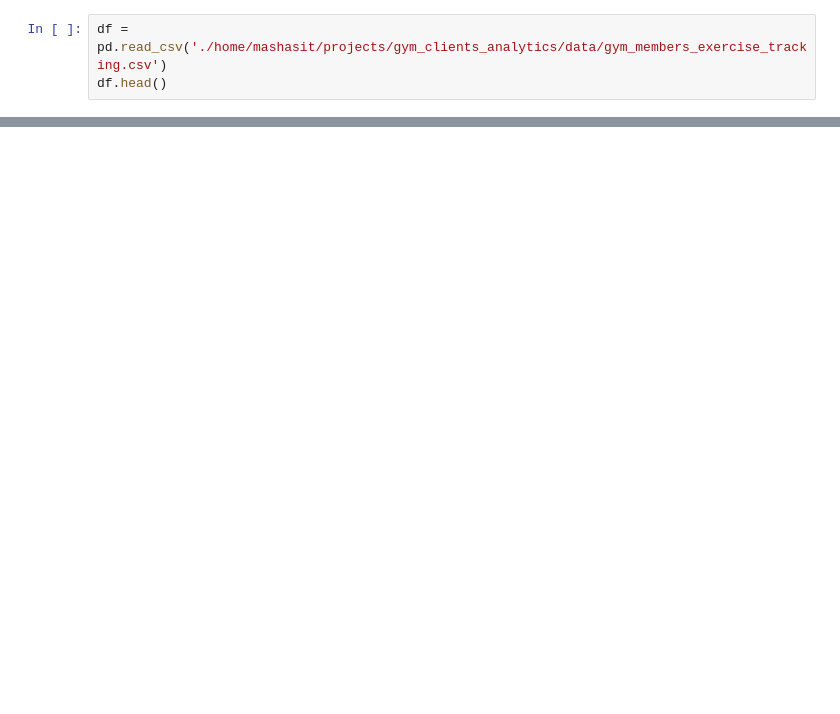
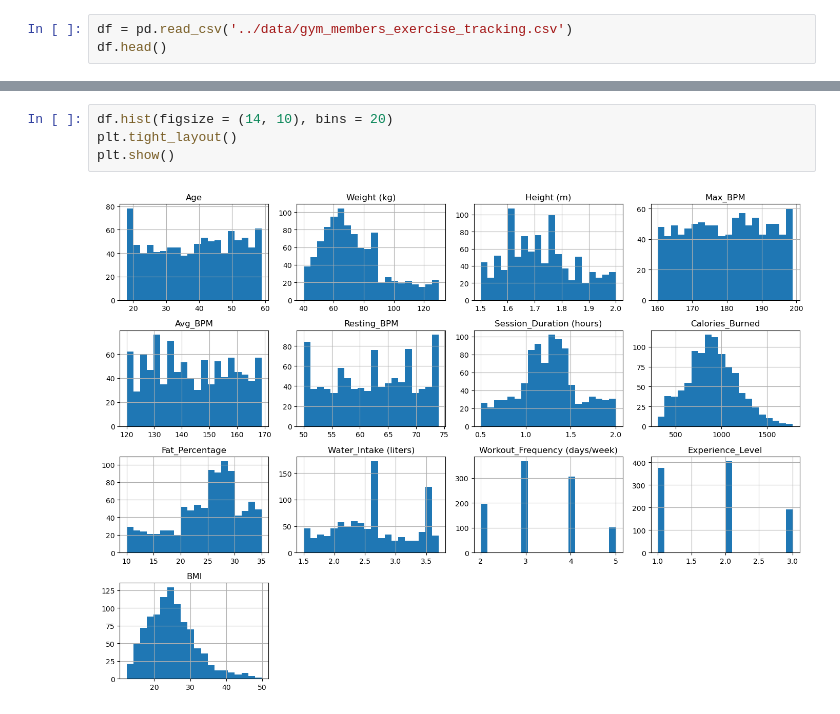
Before and after one commit to MashaaSit/gym_clients_analytics, a Jupyter notebook: notebooks/main.ipynb, the cells around one changed output, grey strips where cells are left out. Drawn from its saved outputs; the diff is of its cells as text; blank space fills up the shorter version.

```diff
--- a/notebooks/main.ipynb
+++ b/notebooks/main.ipynb
@@ -4,4 +24,4 @@ import numpy as np
 # %%
-df = pd.read_csv('./home/mashasit/projects/gym_clients_analytics/data/gym_members_exercise_tracking.csv')
+df = pd.read_csv('../data/gym_members_exercise_tracking.csv')
 df.head()
 # %% [output]
@@ -8,0 +89,6 @@ FileNotFoundError: [Errno 2] No such file or directory: './home/mashasit/project
+# %%
+df.hist(figsize = (14, 10), bins = 20)
+plt.tight_layout()
+plt.show()
+# %% [output]
+[figure, added]
```
Also changed, not shown: parts of 24 cells of this notebook.
